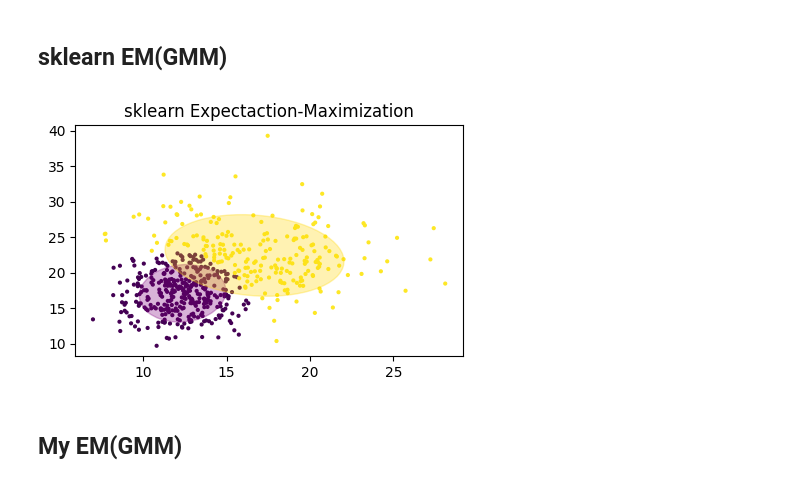
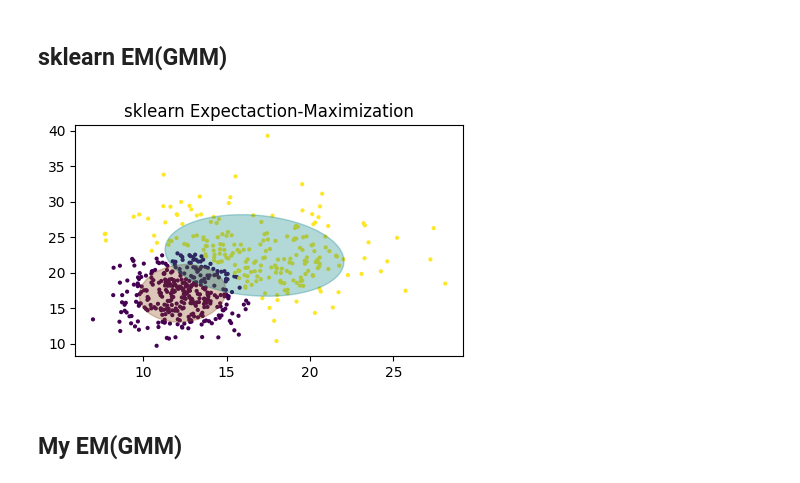
Before and after one commit to alexbelengeanu/ml-labs, a Jupyter notebook: lab1-clustering/exercitiul3.ipynb, the cells around one changed output. Drawn from its saved outputs; the diff is of its cells as text; code cells hidden in the pictures.

```diff
--- a/lab1-clustering/exercitiul3.ipynb
+++ b/lab1-clustering/exercitiul3.ipynb
@@ -13,9 +13,9 @@ from scipy.stats import multivariate_normal
 # %% [markdown]
 ## Functions
 # %%
-color_iter = ["purple", "gold"]
+color_iter = ["saddlebrown", "teal"]
 # %%
-def plot_results(X, Y, means, covariances, index, title):
+def plot_results(X, Y, means, covariances, title):
     plt.figure(figsize=(5,3))
     plt.scatter(X['feature1'], X['feature2'], 4, c=Y)
     for i, (mean, covar, color) in enumerate(zip(means, covariances, color_iter)):
@@ -80,9 +80,9 @@ gm = GaussianMixture(n_components=2, random_state=67)
 gm_labels = gm.fit_predict(X)
 centers = gm.means_
 # %%
-plot_results(X, gm_labels, gm.means_, gm.covariances_, 0, "sklearn Expectaction-Maximization")
+plot_results(X, gm_labels, gm.means_, gm.covariances_, "sklearn Expectaction-Maximization")
 # %% [output]
-[figure, old version]
+[figure, new version]
 # %% [markdown]
 ## My EM(GMM)
 # %% [markdown]
```
Also changed, not shown: parts of 7 cells of this notebook, 2 other files.
